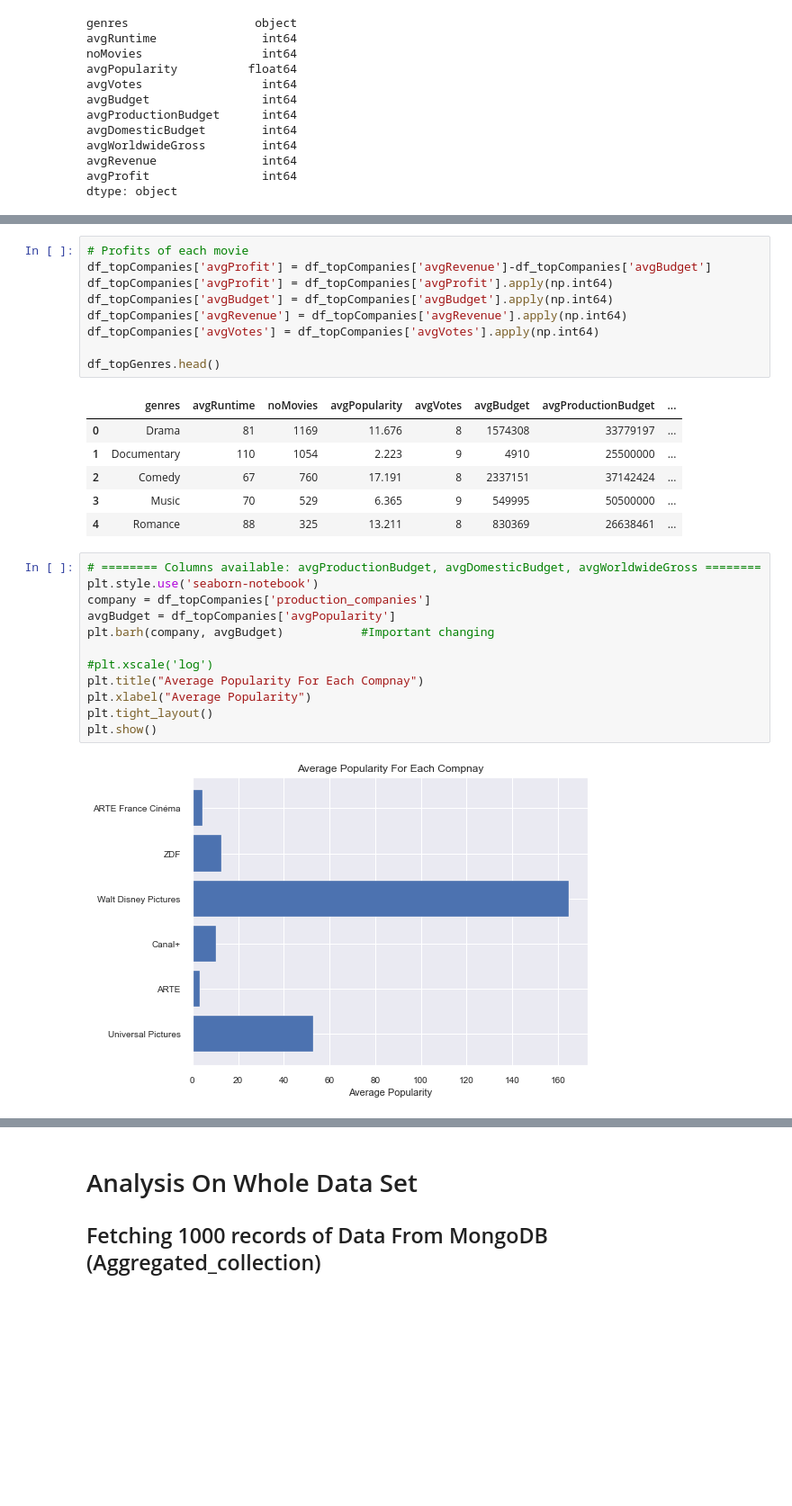
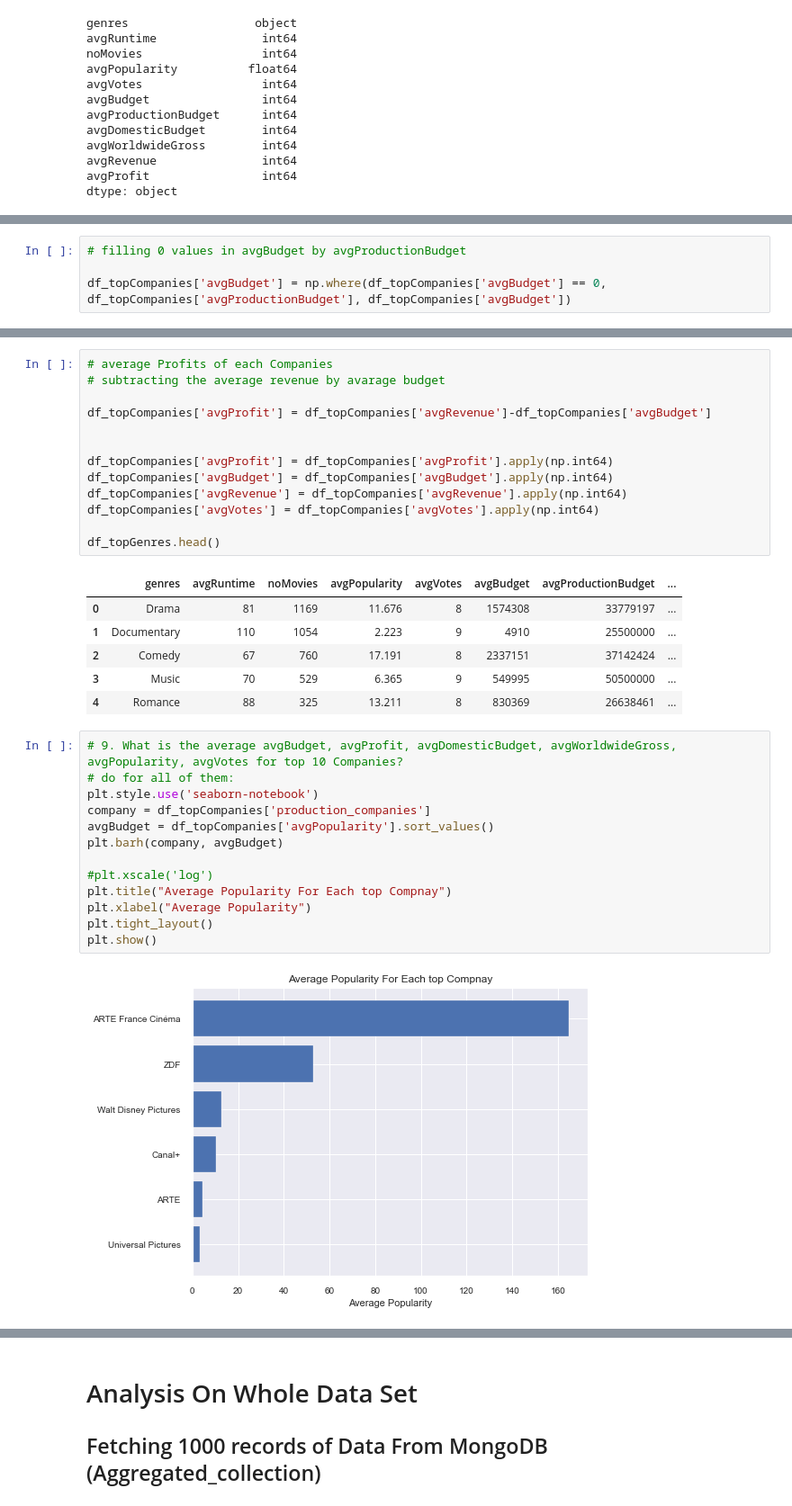
Before and after one commit to SRH-BDBA/movie-data, a Jupyter notebook: visualization.ipynb, the cells around one changed output, grey strips where cells are left out. Shown at 90% size. Saved outputs shown, nothing was run; the diff lists cells and outputs as text; blank space fills up the shorter version.

```diff
--- a/visualization.ipynb
+++ b/visualization.ipynb
@@ -172,4 +176,8 @@ df_topCompanies.head(5)
 | 2 | ARTE | 22 | 3.155 | 70.273 | 8.540597e+05 | 12500000.0 | ... |
 | 3 | Canal+ | 18 | 10.390 | 183.278 | 2.009167e+06 | 12500000.0 | ... |
 | 4 | Walt Disney Pictures | 15 | 164.935 | 1476.267 | 5.826667e+07 | 94000000.0 | ... |
+# %%
+# filling 0 values in avgBudget by avgProductionBudget
+
+df_topCompanies['avgBudget'] = np.where(df_topCompanies['avgBudget'] == 0, df_topCompanies['avgProductionBudget'], df_topCompanies['avgBudget'])
 # %%
@@ -181,8 +190,12 @@ print('After cleaning, we have {} rows'.format(df_topCompanies.shape[0]))
 # %% [output]
 After cleaning, we have 6 rows
 # %%
-# Profits of each movie
+# average Profits of each Companies
+# subtracting the average revenue by avarage budget
+
 df_topCompanies['avgProfit'] = df_topCompanies['avgRevenue']-df_topCompanies['avgBudget']
+
+
 df_topCompanies['avgProfit'] = df_topCompanies['avgProfit'].apply(np.int64)
 df_topCompanies['avgBudget'] = df_topCompanies['avgBudget'].apply(np.int64)
 df_topCompanies['avgRevenue'] = df_topCompanies['avgRevenue'].apply(np.int64)
@@ -197,17 +210,18 @@ df_topGenres.head()
 | 3 | Music | 70 | 529 | 6.365 | 9 | 549995 | 50500000 | ... |
 | 4 | Romance | 88 | 325 | 13.211 | 8 | 830369 | 26638461 | ... |
 # %%
-# ======== Columns available: avgProductionBudget, avgDomesticBudget, avgWorldwideGross ========
+# 9. What is the average avgBudget, avgProfit, avgDomesticBudget, avgWorldwideGross, avgPopularity, avgVotes for top 10 Companies?
+# do for all of them:
 plt.style.use('seaborn-notebook')
 company = df_topCompanies['production_companies']
-avgBudget = df_topCompanies['avgPopularity']
-plt.barh(company, avgBudget)           #Important changing
+avgBudget = df_topCompanies['avgPopularity'].sort_values()
+plt.barh(company, avgBudget)
 
 #plt.xscale('log')
-plt.title("Average Popularity For Each Compnay")
+plt.title("Average Popularity For Each top Compnay")
 plt.xlabel("Average Popularity")
 plt.tight_layout()
 plt.show()
 # %% [output]
-[figure, old version]
+[figure, new version]
 # %%
```
Also changed, not shown: parts of 10 cells of this notebook.
